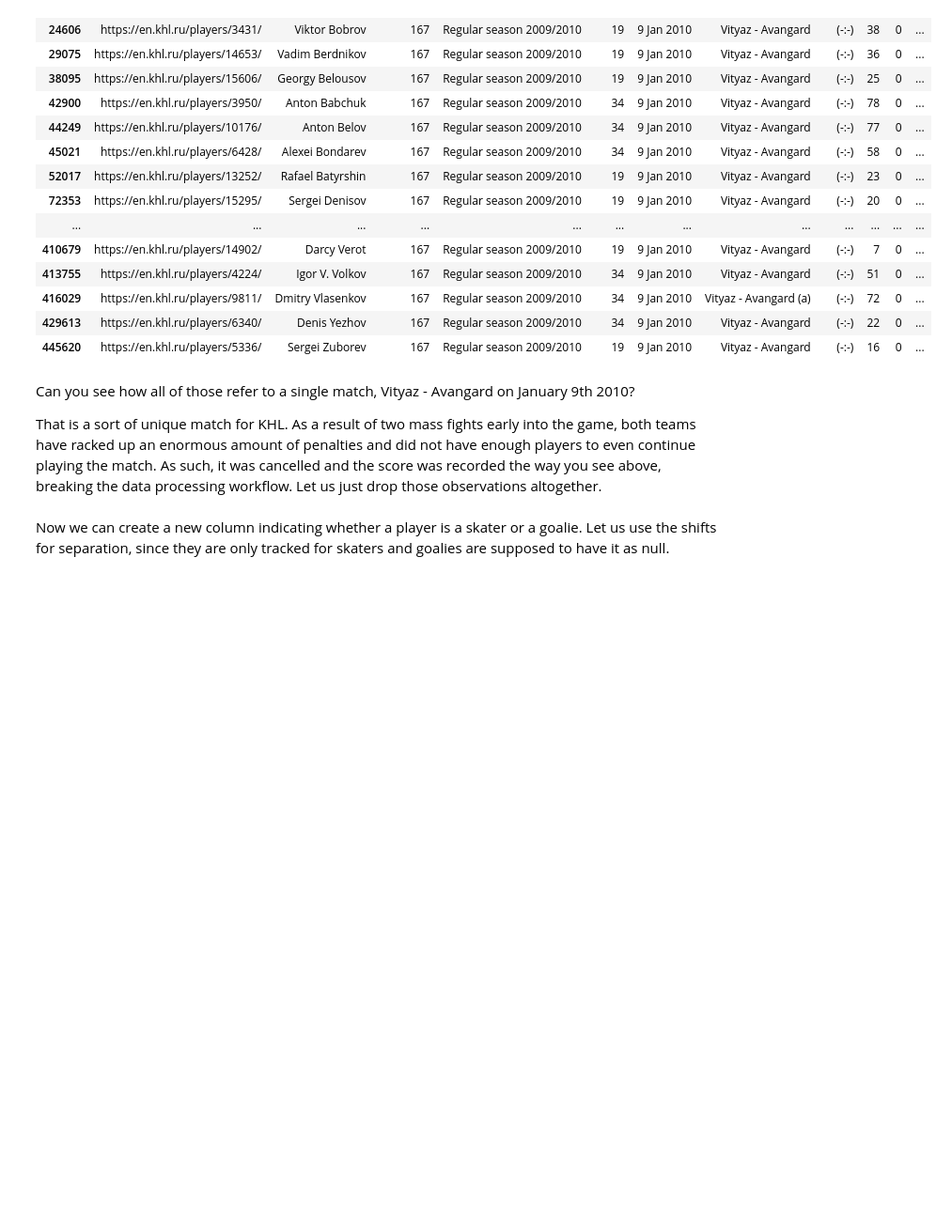
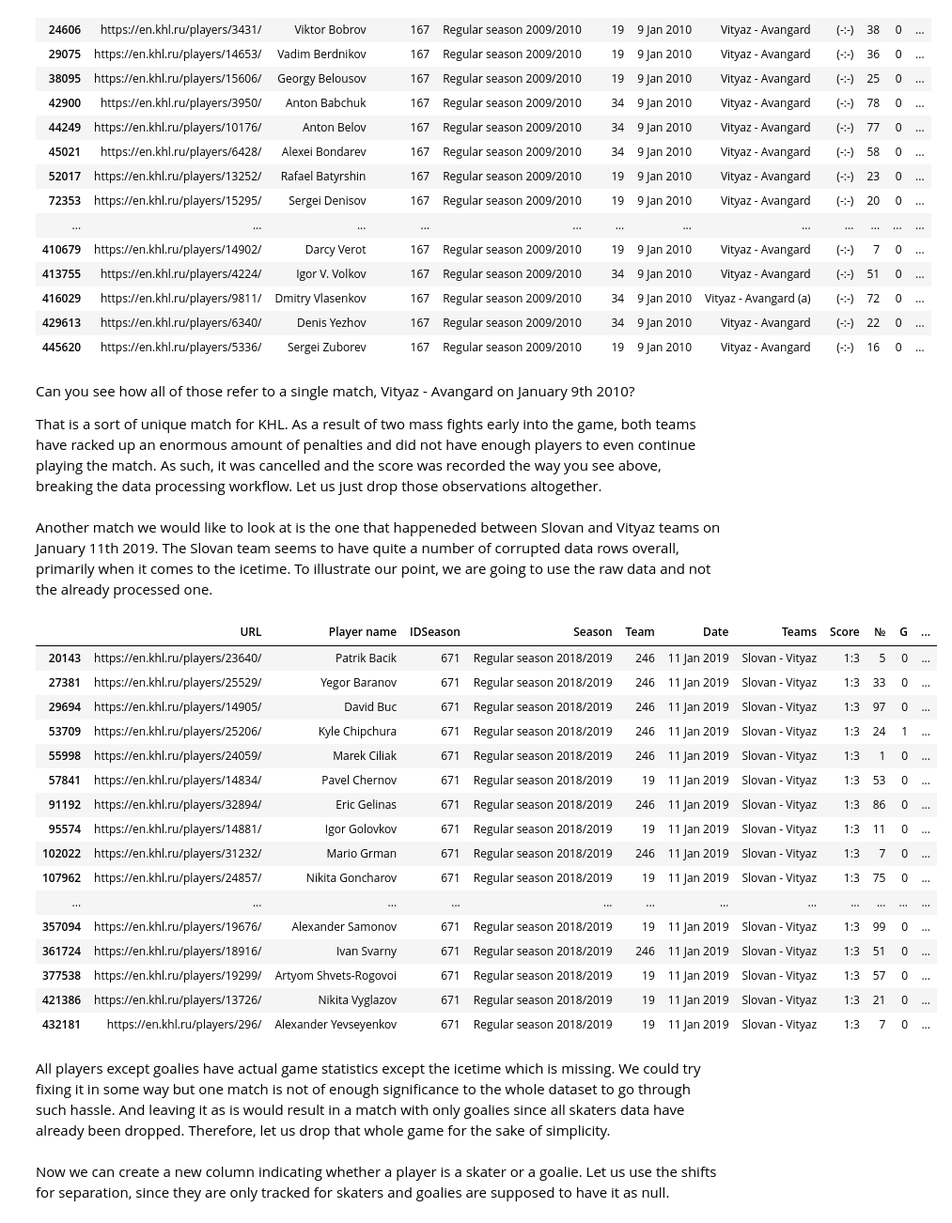
Before and after one commit to Dark-Hobbit/khl, a Jupyter notebook: stage_2/players_processing_match.ipynb, the cells around one changed output. Shown at 94% size. Cells and saved outputs as stored; diff of their text form; code cells hidden in the pictures; blank space fills up the shorter version.

```diff
--- a/stage_2/players_processing_match.ipynb
+++ b/stage_2/players_processing_match.ipynb
@@ -140,3 +141,27 @@ Can you see how all of those refer to a single match, Vityaz - Avangard on Janua
 That is a sort of unique match for KHL. As a result of two mass fights early into the game, both teams have racked up an enormous amount of penalties and did not have enough players to even continue playing the match. As such, it was cancelled and the score was recorded the way you see above, breaking the data processing workflow. Let us just drop those observations altogether.
 # %%
 players_match = players_match[players_match['Score'] != '(-:-)']
+# %% [markdown]
+Another match we would like to look at is the one that happeneded between Slovan and Vityaz teams on January 11th 2019. The Slovan team seems to have quite a number of corrupted data rows overall, primarily when it comes to the icetime. To illustrate our point, we are going to use the raw data and not the already processed one.
+# %%
+raw_players_match[(raw_players_match['Date'] == '11 Jan 2019') & (raw_players_match['Teams'] == 'Slovan - Vityaz')]
+# %% [output]
+|  | URL | Player name | IDSeason | Season | Team | Date | Teams | Score | № | G | ... |
+| 20143 | https://en.khl.ru/players/23640/ | Patrik Bacik | 671 | Regular season 2018/2019 | 246 | 11 Jan 2019 | Slovan - Vityaz | 1:3 | 5 | 0 | ... |
+| 27381 | https://en.khl.ru/players/25529/ | Yegor Baranov | 671 | Regular season 2018/2019 | 246 | 11 Jan 2019 | Slovan - Vityaz | 1:3 | 33 | 0 | ... |
+| 29694 | https://en.khl.ru/players/14905/ | David Buc | 671 | Regular season 2018/2019 | 246 | 11 Jan 2019 | Slovan - Vityaz | 1:3 | 97 | 0 | ... |
+| 53709 | https://en.khl.ru/players/25206/ | Kyle Chipchura | 671 | Regular season 2018/2019 | 246 | 11 Jan 2019 | Slovan - Vityaz | 1:3 | 24 | 1 | ... |
+| 55998 | https://en.khl.ru/players/24059/ | Marek Ciliak | 671 | Regular season 2018/2019 | 246 | 11 Jan 2019 | Slovan - Vityaz | 1:3 | 1 | 0 | ... |
+| 57841 | https://en.khl.ru/players/14834/ | Pavel Chernov | 671 | Regular season 2018/2019 | 19 | 11 Jan 2019 | Slovan - Vityaz | 1:3 | 53 | 0 | ... |
+| 91192 | https://en.khl.ru/players/32894/ | Eric Gelinas | 671 | Regular season 2018/2019 | 246 | 11 Jan 2019 | Slovan - Vityaz | 1:3 | 86 | 0 | ... |
+| 95574 | https://en.khl.ru/players/14881/ | Igor Golovkov | 671 | Regular season 2018/2019 | 19 | 11 Jan 2019 | Slovan - Vityaz | 1:3 | 11 | 0 | ... |
+| 102022 | https://en.khl.ru/players/31232/ | Mario Grman | 671 | Regular season 2018/2019 | 246 | 11 Jan 2019 | Slovan - Vityaz | 1:3 | 7 | 0 | ... |
+| 107962 | https://en.khl.ru/players/24857/ | Nikita Goncharov | 671 | Regular season 2018/2019 | 19 | 11 Jan 2019 | Slovan - Vityaz | 1:3 | 75 | 0 | ... |
+| ... | ... | ... | ... | ... | ... | ... | ... | ... | ... | ... | ... |
+| 357094 | https://en.khl.ru/players/19676/ | Alexander Samonov | 671 | Regular season 2018/2019 | 19 | 11 Jan 2019 | Slovan - Vityaz | 1:3 | 99 | 0 | ... |
+| 361724 | https://en.khl.ru/players/18916/ | Ivan Svarny | 671 | Regular season 2018/2019 | 246 | 11 Jan 2019 | Slovan - Vityaz | 1:3 | 51 | 0 | ... |
+| 377538 | https://en.khl.ru/players/19299/ | Artyom Shvets-Rogovoi | 671 | Regular season 2018/2019 | 19 | 11 Jan 2019 | Slovan - Vityaz | 1:3 | 57 | 0 | ... |
+| 421386 | https://en.khl.ru/players/13726/ | Nikita Vyglazov | 671 | Regular season 2018/2019 | 19 | 11 Jan 2019 | Slovan - Vityaz | 1:3 | 21 | 0 | ... |
+| 432181 | https://en.khl.ru/players/296/ | Alexander Yevseyenkov | 671 | Regular season 2018/2019 | 19 | 11 Jan 2019 | Slovan - Vityaz | 1:3 | 7 | 0 | ... |
+# %% [markdown]
+All players except goalies have actual game statistics except the icetime which is missing. We could try fixing it in some way but one match is not of enough significance to the whole dataset to go through such hassle. And leaving it as is would result in a match with only goalies since all skaters data have already been dropped. Therefore, let us drop that whole game for the sake of simplicity.
```
Also changed, not shown: parts of 9 cells of this notebook, 2 other files.
